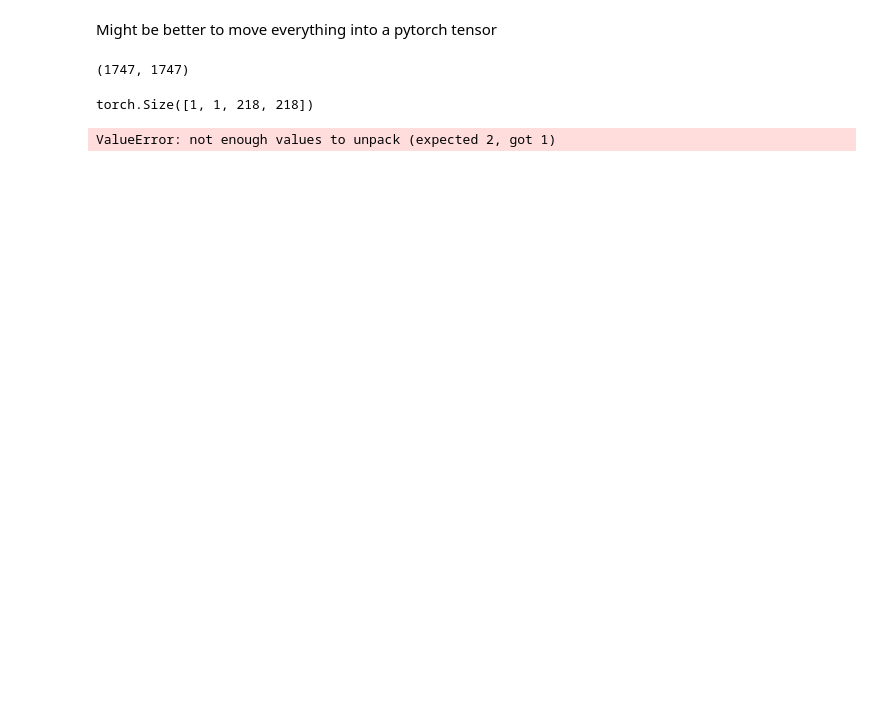
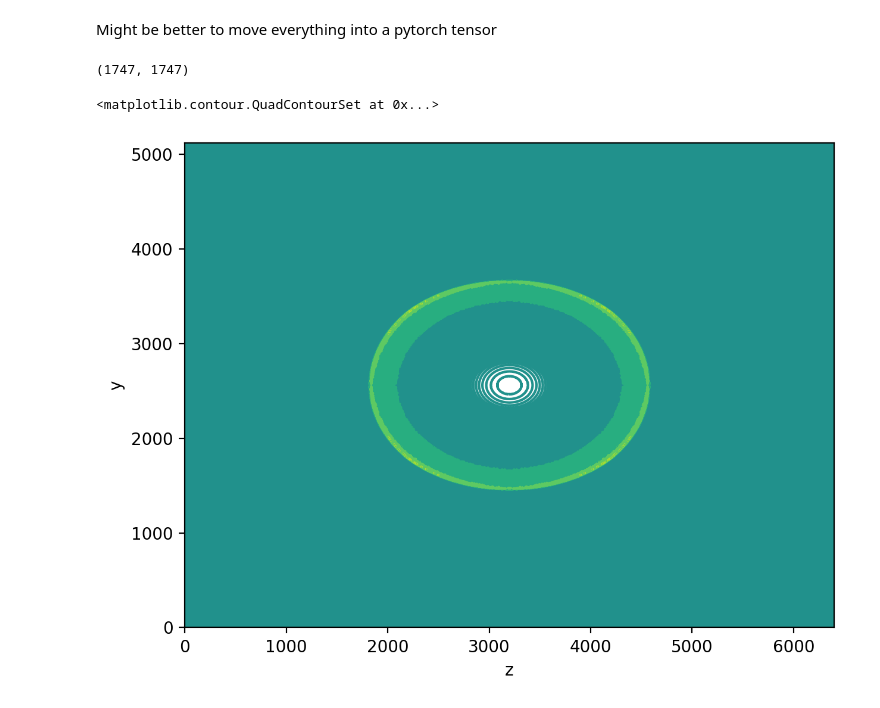
Before and after one commit to halensolomon/pyFLFM, a Jupyter notebook: halentrieshisbest.ipynb, the cells around one changed output. Drawn from its saved outputs; the diff is of its cells as text; code cells hidden in the pictures; blank space fills up the shorter version.

```diff
--- a/halentrieshisbest.ipynb
+++ b/halentrieshisbest.ipynb
@@ -237,6 +237,7 @@ mla2sensor = 47000 # microns
 lenspitch = 2520 # Lens pitch in microns
 pixel_size = 3.54 # Also referred to as pixel pitch in microns/px
 refractive_index = 1 # Refractive index of the medium
+wavelength = 0.5530
 
 noLensHoriz = 3
 noLensVert = 3
@@ -262,7 +263,7 @@ def FLFM_setCameraParams(config):
 
 # Example: camera_params = FLFM_setCameraParams(config)
 # %%
-camera_params = FLFM_setCameraParams([NA, fobj, f1, f2, fm, mla2sensor, lenspitch, pixel_size, 470, refractive_index, noLensHoriz, noLensVert, spacingPixels, horizOffset, vertOffset, shiftRow, gridRot])
+camera_params = FLFM_setCameraParams([NA, fobj, f1, f2, fm, mla2sensor, lenspitch, pixel_size, wavelength, refractive_index, noLensHoriz, noLensVert, spacingPixels, horizOffset, vertOffset, shiftRow, gridRot])
 # %%
 def resolution(camera_params, depth_step):
     # Find the number of pixels behind a lesnlet
@@ -370,6 +393,17 @@ def psfCalc(config, fobj, k, NA, calibration_img, pixel_pitch, wavelength, d, n,
 # %%
-depths = torch.linspace(-100, 100, 20) # Depths in microns, 100 microns is the increment between depths
-psfStack, diffs = psfCalc(camera_params, fobj, camera_params[1], NA, perspectives[0,0,:,:], pixel_size, 470, camera_params[3], refractive_index, 20, depths)
+depths = torch.linspace(-100, 100, 20) # Depths in microns, 10 microns is the increment between depths
+gpu_psfstack = psfCalc(fobj, camera_params[1], NA, img, pixel_size, wavelength, refractive_index, depths).to('mps') # The PSF stack in the GPU; MPS is apple metal performance shaders; need to do it other wise my kernel WILL crash
+psfStack = gpu_psfstack.cpu()
-# %% [output]
-torch.Size([1, 1, 218, 218])
-ValueError: not enough values to unpack (expected 2, got 1)
+# %%
+# Plotting the PSF
+figure5 = plt.figure()
+figure5.set_tight_layout(True)
+# make a 3d plot of the PSF with the depths as the z-axis
+ax = figure5.add_subplot(111)
+ax.set_xlabel('z')
+ax.set_ylabel('y')
+sensor_size_half = [int(len(img[:,0])/2), int(len(img[0,:])/2)]
+ax.contour(psfStack[15,:,:].numpy())
+# %% [output]
+<matplotlib.contour.QuadContourSet at 0x...>
+[figure, added]
```
Also changed, not shown: parts of 8 cells of this notebook, 1 other file.
